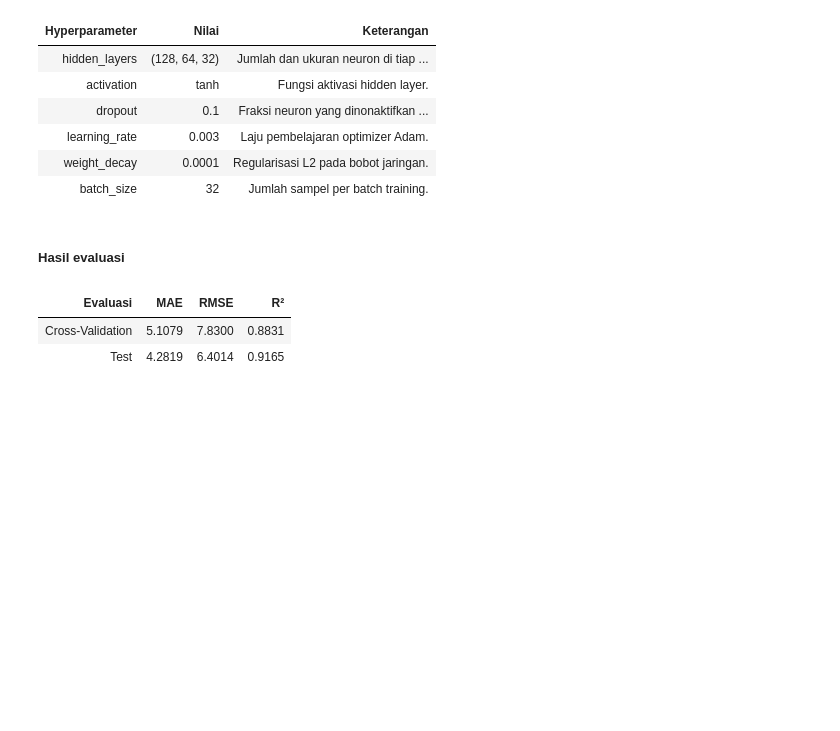
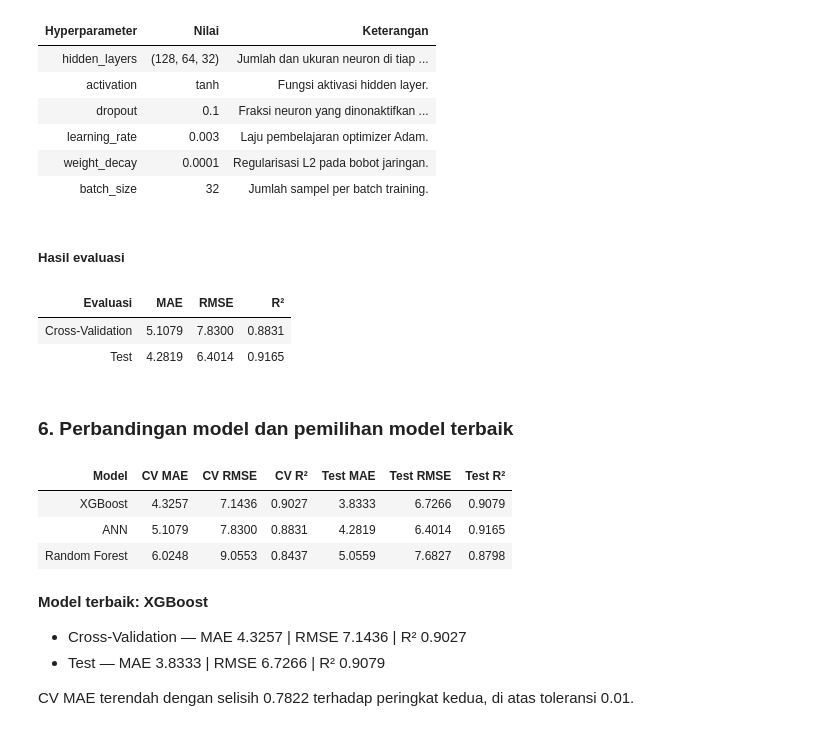
Before and after one commit to naimdoubU/pci-ml, a Jupyter notebook: pci-ml-26.ipynb, the cells around one changed output. Saved outputs shown, nothing was run; the diff lists cells and outputs as text; code cells hidden in the pictures; blank space fills up the shorter version.

Commit message:
add model comparison cell and drop xgboost tie-break

```diff
--- a/pci-ml-26.ipynb
+++ b/pci-ml-26.ipynb
@@ -359,3 +359,72 @@ show_ann_report(ann_best_params, ANN_SEARCH_SPACE, ann_cv_score, ann_test_score)
 | Evaluasi | MAE | RMSE | R² |
 | Cross-Validation | 5.1079 | 7.8300 | 0.8831 |
 | Test | 4.2819 | 6.4014 | 0.9165 |
+# %% [markdown]
+### **6. Perbandingan model dan pemilihan model terbaik**
+# %%
+# Perbandingan baseline dan penentuan model terbaik
+from pci_ml.ui import format_table
+
+# Selisih CV MAE di bawah toleransi dianggap seri; test MAE menjadi penentu.
+TIE_TOL = 0.01
+
+MODEL_SCORES = {
+    "Random Forest": (rf_cv_score, rf_test_score),
+    "XGBoost": (xgb_cv_score, xgb_test_score),
+    "ANN": (ann_cv_score, ann_test_score),
+}
+
+# Urutkan berdasarkan CV MAE (kriteria seleksi utama)
+ranked = sorted(MODEL_SCORES.items(), key=lambda item: item[1][0]["mae"])
+rows = [
+    [
+        name,
+        f"{cv['mae']:.4f}", f"{cv['rmse']:.4f}", f"{cv['r2']:.4f}",
+        f"{test['mae']:.4f}", f"{test['rmse']:.4f}", f"{test['r2']:.4f}",
+    ]
+    for name, (cv, test) in ranked
+]
+
+display(HTML(format_table(
+    ["Model", "CV MAE", "CV RMSE", "CV R²", "Test MAE", "Test RMSE", "Test R²"],
+    rows,
+    aligns=["left", "center", "center", "center", "center", "center", "center"],
+)))
+
+# Kandidat seri = CV MAE dalam toleransi dari nilai terendah
+best_cv_mae = ranked[0][1][0]["mae"]
+tied = [item for item in ranked if item[1][0]["mae"] <= best_cv_mae + TIE_TOL]
+best_name, (best_cv, best_test) = min(tied, key=lambda item: item[1][1]["mae"])
+
+if len(tied) > 1:
+    names = ", ".join(name for name, _ in tied)
+    reason = (
+        f"CV MAE {names} berada dalam toleransi {TIE_TOL:.2f}, "
+        f"sehingga test MAE dipakai sebagai penentu."
+    )
+else:
+    margin = ranked[1][1][0]["mae"] - best_cv["mae"]
+    reason = (
+        f"CV MAE terendah dengan selisih {margin:.4f} terhadap peringkat kedua, "
+        f"di atas toleransi {TIE_TOL:.2f}."
+    )
+
+display(Markdown(
+    f"**Model terbaik: {best_name}**\n\n"
+    f"- Cross-Validation — MAE {best_cv['mae']:.4f} | "
+    f"RMSE {best_cv['rmse']:.4f} | R² {best_cv['r2']:.4f}\n"
+    f"- Test — MAE {best_test['mae']:.4f} | "
+    f"RMSE {best_test['rmse']:.4f} | R² {best_test['r2']:.4f}\n\n"
+    f"{reason}"
+))
+# %% [output]
+| Model | CV MAE | CV RMSE | CV R² | Test MAE | Test RMSE | Test R² |
+| XGBoost | 4.3257 | 7.1436 | 0.9027 | 3.8333 | 6.7266 | 0.9079 |
+| ANN | 5.1079 | 7.8300 | 0.8831 | 4.2819 | 6.4014 | 0.9165 |
+| Random Forest | 6.0248 | 9.0553 | 0.8437 | 5.0559 | 7.6827 | 0.8798 |
+**Model terbaik: XGBoost**
+
+- Cross-Validation — MAE 4.3257 | RMSE 7.1436 | R² 0.9027
+- Test — MAE 3.8333 | RMSE 6.7266 | R² 0.9079
+
+CV MAE terendah dengan selisih 0.7822 terhadap peringkat kedua, di atas toleransi 0.01.
```
Also changed, not shown: 2 other files.
